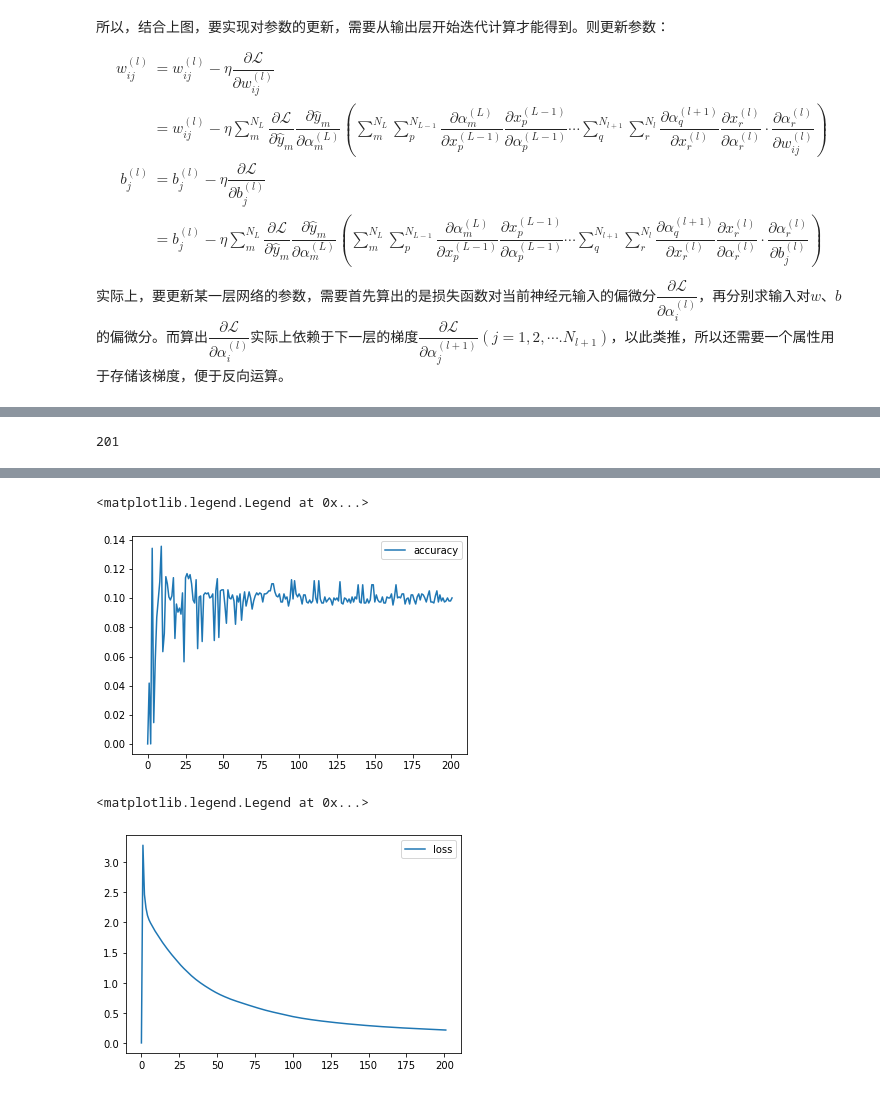
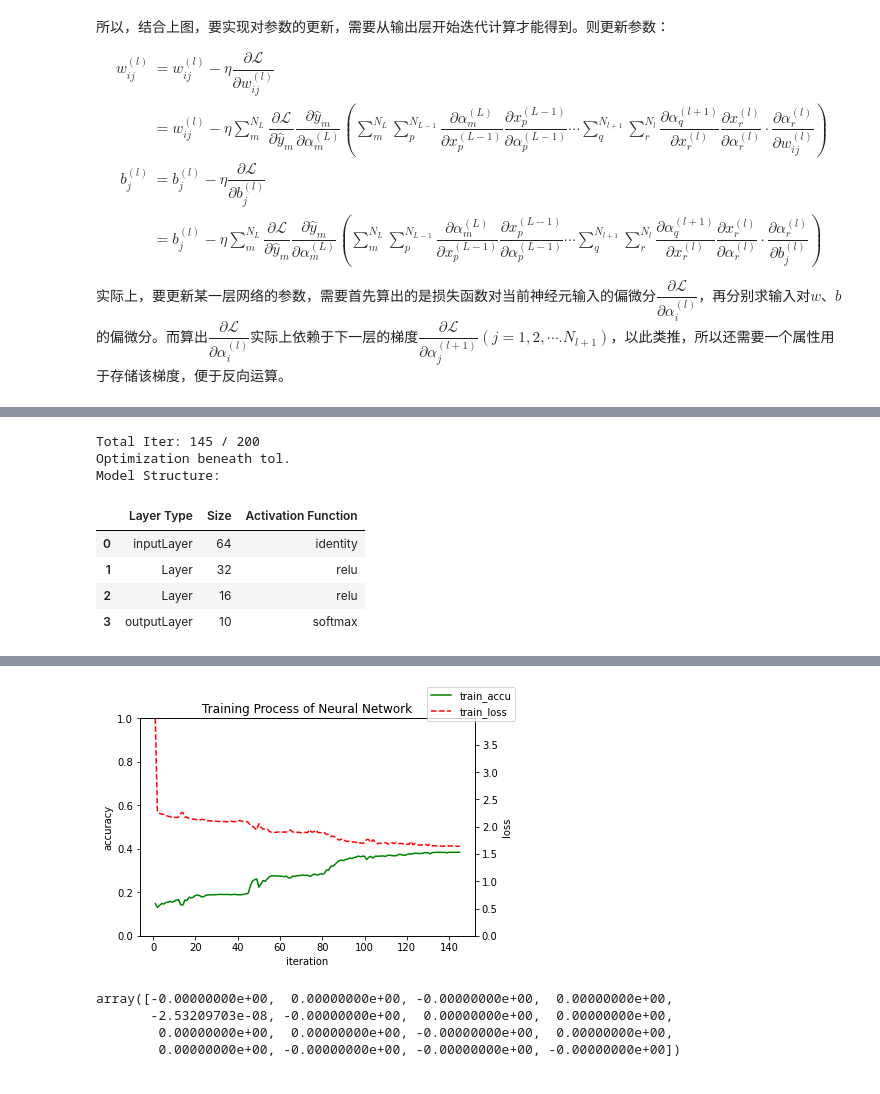
Before and after one commit to MarioZZJ/PM.SimLab-AML, a Jupyter notebook: L8-NeuralNetwork.ipynb, the cells around one changed output, grey strips where cells are left out. Saved outputs shown, nothing was run; the diff lists cells and outputs as text; code cells hidden in the pictures.

```diff
--- a/L8-NeuralNetwork.ipynb
+++ b/L8-NeuralNetwork.ipynb
@@ -335,5 +519,14 @@ class BPNeuralNetwork:
 # %%
-model = BPNeuralNetwork((32,16))
-a,l = model.train(X_train,y_train)
+model = BPNeuralNetwork(hidden_layer_sizes=(32,16),activation=relu(),tol=1e-8,max_iter=200)
+history = model.train(X_train,y_train)
+
+train_evaluate(model,history,X_test,y_test)
 # %% [output]
-201
+Total Iter: 145 / 200
+Optimization beneath tol.
+Model Structure:
+|  | Layer Type | Size | Activation Function |
+| 0 | inputLayer | 64 | identity |
+| 1 | Layer | 32 | relu |
+| 2 | Layer | 16 | relu |
+| 3 | outputLayer | 10 | softmax |
@@ -340,10 +535,8 @@ a,l = model.train(X_train,y_train)
+[figure, added]
-# %%
-plt.plot(range(202),a,label='accuracy');plt.legend()
-# %% [output]
-<matplotlib.legend.Legend at 0x...>
-[figure, removed]
-# %%
-plt.plot(range(202),l,label='loss');plt.legend()
-# %% [output]
-<matplotlib.legend.Legend at 0x...>
-[figure, removed]
+# %%
+model.layers[2].grad
+# %% [output]
+array([-0.00000000e+00,  0.00000000e+00, -0.00000000e+00,  0.00000000e+00,
+       -2.53209703e-08, -0.00000000e+00,  0.00000000e+00,  0.00000000e+00,
+        0.00000000e+00,  0.00000000e+00, -0.00000000e+00,  0.00000000e+00,
+        0.00000000e+00, -0.00000000e+00, -0.00000000e+00, -0.00000000e+00])
```
Also changed, not shown: parts of 33 cells of this notebook, 1 other file.
